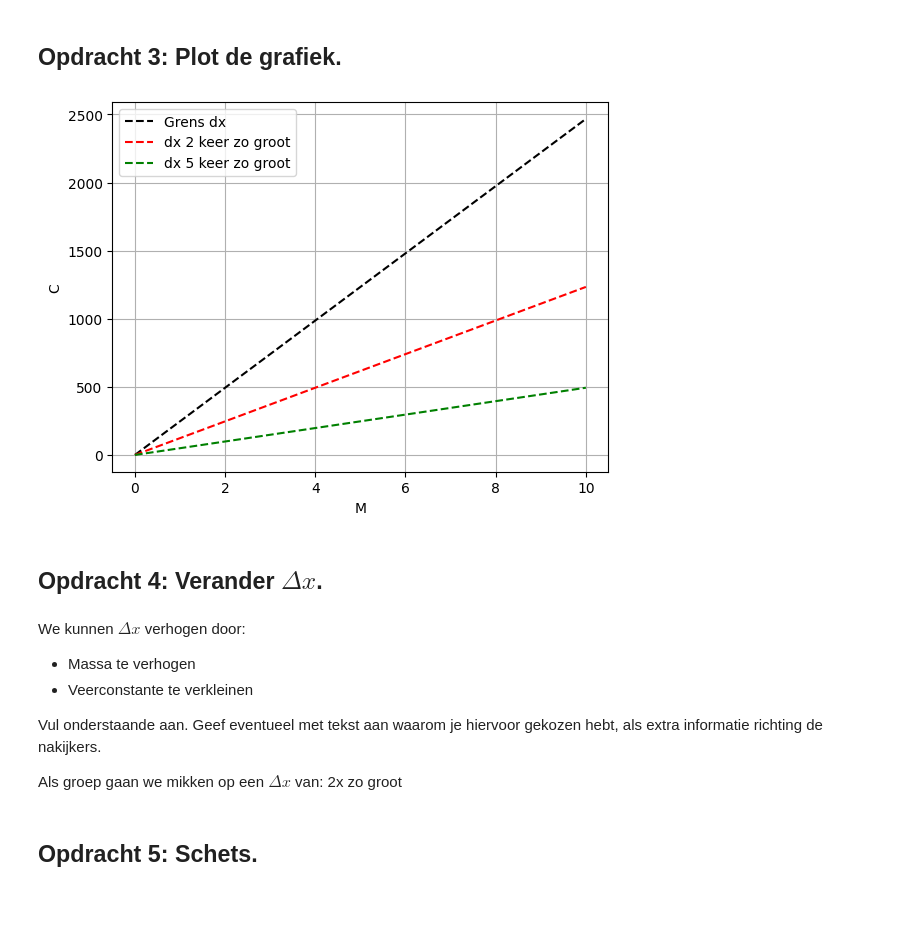
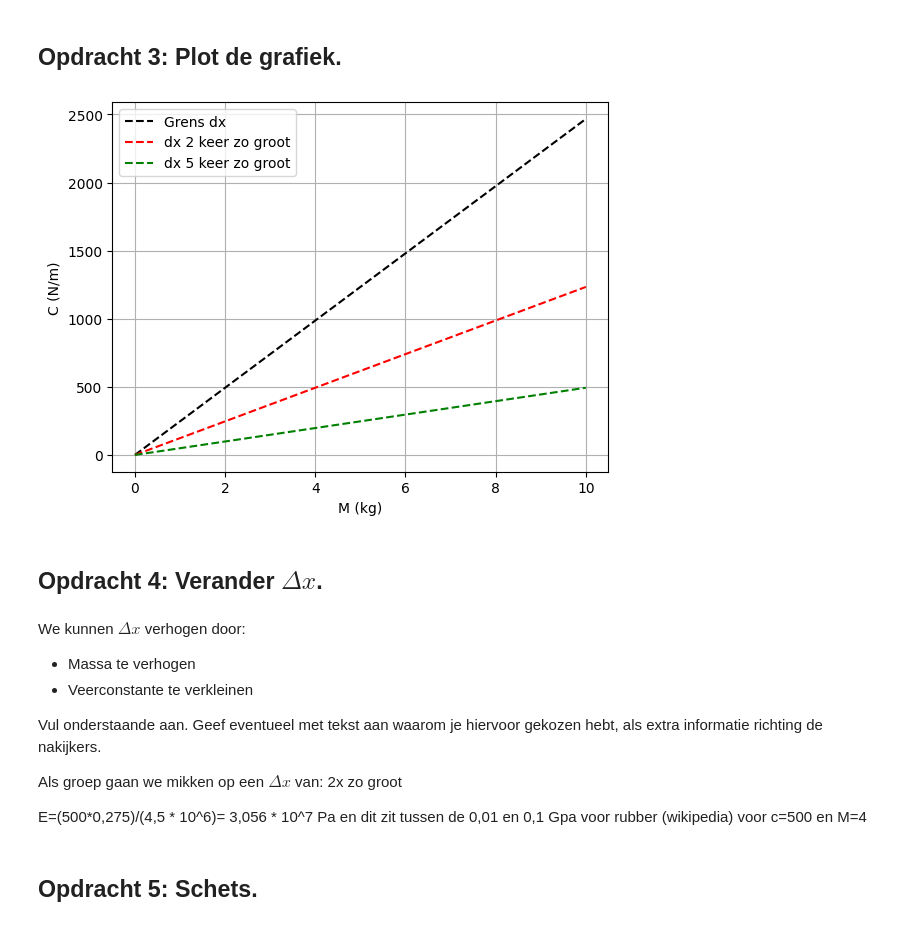
Before and after one commit to owesdorp/opdrachten-DEF-D, a Jupyter notebook: FysiekeOntwerpopdrachten/5MaakEenOpstellingTrillingsvrij/Ontwerpopdracht5MaakEenOpstellingTrillingsvrijInvulTemplate.ipynb, the cells around one changed output. Cells and saved outputs as stored; diff of their text form; code cells hidden in the pictures.

```diff
--- a/FysiekeOntwerpopdrachten/5MaakEenOpstellingTrillingsvrij/Ontwerpopdracht5MaakEenOpstellingTrillingsvrijInvulTemplate.ipynb
+++ b/FysiekeOntwerpopdrachten/5MaakEenOpstellingTrillingsvrij/Ontwerpopdracht5MaakEenOpstellingTrillingsvrijInvulTemplate.ipynb
@@ -75,23 +76,22 @@ print(delta_x)
 # %%
 # Voeg hier je plot in. Lees goed de opdracht wat er in de grafiek moet staan!
 # Het is ook handig om je grafiek op te slaan, doe dat door met plt.savefig().
 def c_form(m, dx):
     return m * g / dx
 
 m_test = np.linspace(0, 10, 1000)
 
 plt.figure()
 plt.plot(m_test, c_form(m_test, delta_x), 'k--', label='Grens dx')
 plt.plot(m_test, c_form(m_test, delta_x * 2), 'r--', label='dx 2 keer zo groot')
 plt.plot(m_test, c_form(m_test, delta_x * 5), 'g--', label='dx 5 keer zo groot')
-plt.ylabel("C")
-plt.xlabel('M')
+plt.ylabel("C (N/m)")
+plt.xlabel('M (kg)')
 plt.legend()
 plt.grid()
 plt.show()
-#plt.savefig('dx_plot.png')
 # %% [output]
-[figure, old version]
+[figure, new version]
 # %% [markdown]
 ## Opdracht 4: Verander $\Delta x$.
 # %% [markdown]
@@ -103,6 +103,9 @@ We kunnen $\Delta x$ verhogen door:
 Vul onderstaande aan. Geef eventueel met tekst aan waarom je hiervoor gekozen hebt, als extra informatie richting de nakijkers.
 
 Als groep gaan we mikken op een $\Delta x$ van: 2x zo groot
+
+E=(500*0,275)/(4,5 * 10^6)= 3,056 * 10^7 Pa en dit zit tussen de 0,01 en 0,1 Gpa voor rubber (wikipedia)
+voor c=500 en M=4
 # %% [markdown]
 ## Opdracht 5: Schets.
 # %% [markdown]
```
Also changed, not shown: parts of 6 cells of this notebook, 2 other files.
